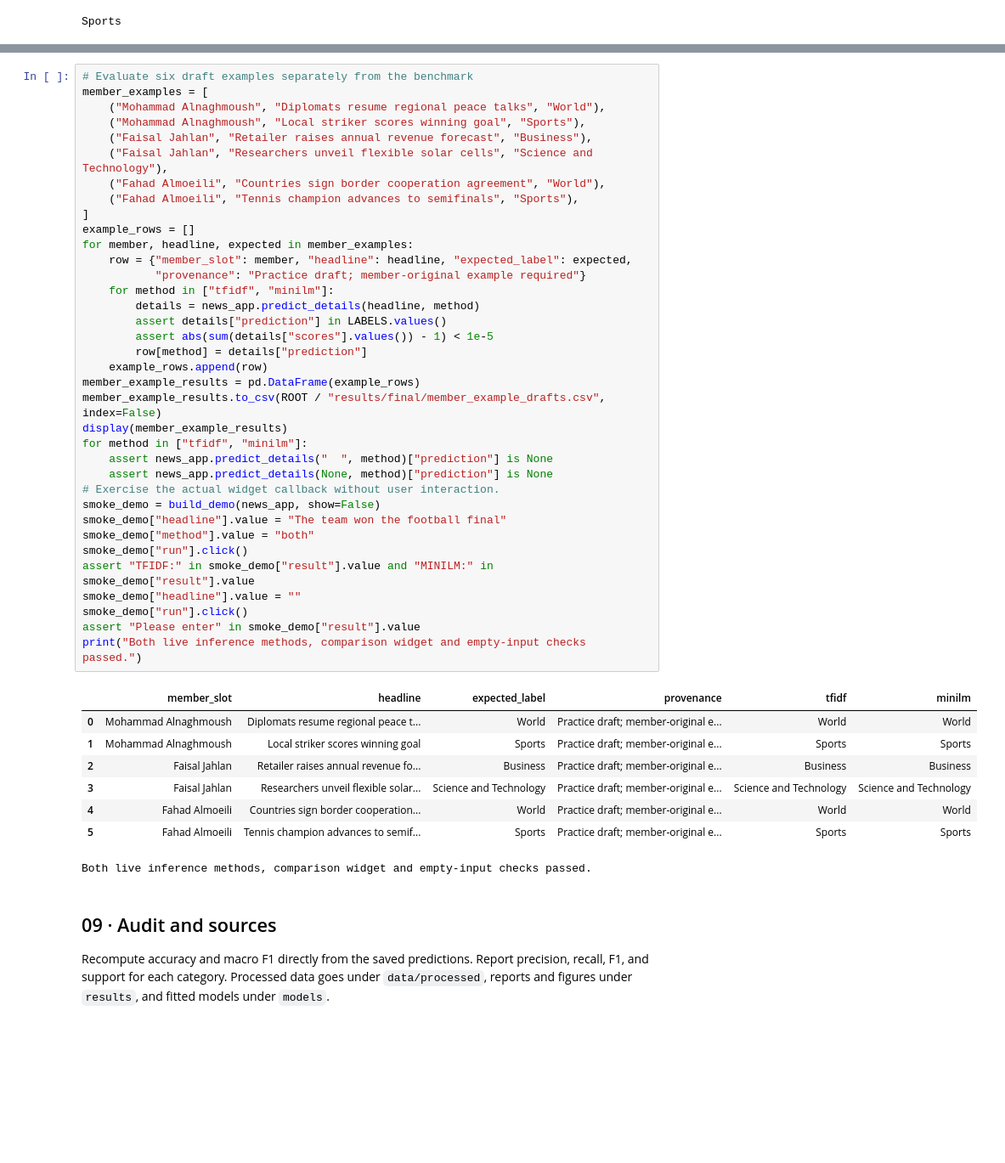
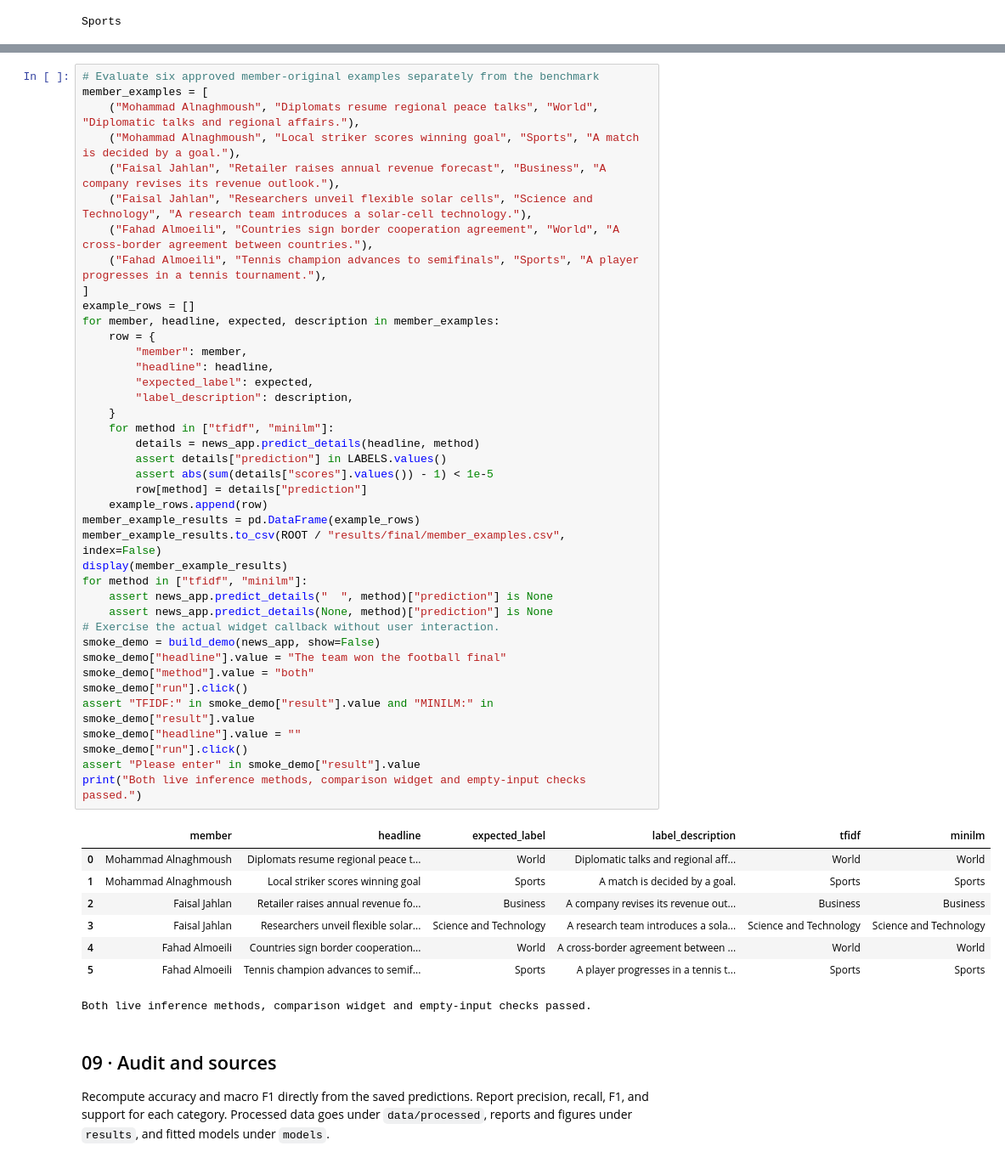
Before and after one commit to Mohammad-Alnaghmoush/news-topic-classification, a Jupyter notebook: News_Topic_Classification.ipynb, the cells around one changed output, grey strips where cells are left out. Shown at 85% size. Drawn from its saved outputs; the diff is of its cells as text; blank space fills up the shorter version.

Commit message:
Confirm team contributions and member-original demo examples

```diff
--- a/News_Topic_Classification.ipynb
+++ b/News_Topic_Classification.ipynb
@@ -1632,47 +1638,51 @@ Each team member must supply two original labelled examples. The following draft
 # %%
-# Evaluate six draft examples separately from the benchmark
+# Evaluate six approved member-original examples separately from the benchmark
 member_examples = [
-    ("Mohammad Alnaghmoush", "Diplomats resume regional peace talks", "World"),
-    ("Mohammad Alnaghmoush", "Local striker scores winning goal", "Sports"),
-    ("Faisal Jahlan", "Retailer raises annual revenue forecast", "Business"),
-    ("Faisal Jahlan", "Researchers unveil flexible solar cells", "Science and Technology"),
-    ("Fahad Almoeili", "Countries sign border cooperation agreement", "World"),
-    ("Fahad Almoeili", "Tennis champion advances to semifinals", "Sports"),
+    ("Mohammad Alnaghmoush", "Diplomats resume regional peace talks", "World", "Diplomatic talks and regional affairs."),
+    ("Mohammad Alnaghmoush", "Local striker scores winning goal", "Sports", "A match is decided by a goal."),
+    ("Faisal Jahlan", "Retailer raises annual revenue forecast", "Business", "A company revises its revenue outlook."),
+    ("Faisal Jahlan", "Researchers unveil flexible solar cells", "Science and Technology", "A research team introduces a solar-cell technology."),
+    ("Fahad Almoeili", "Countries sign border cooperation agreement", "World", "A cross-border agreement between countries."),
+    ("Fahad Almoeili", "Tennis champion advances to semifinals", "Sports", "A player progresses in a tennis tournament."),
 ]
 example_rows = []
-for member, headline, expected in member_examples:
-    row = {"member_slot": member, "headline": headline, "expected_label": expected,
-           "provenance": "Practice draft; member-original example required"}
+for member, headline, expected, description in member_examples:
+    row = {
+        "member": member,
+        "headline": headline,
+        "expected_label": expected,
+        "label_description": description,
+    }
     for method in ["tfidf", "minilm"]:
         details = news_app.predict_details(headline, method)
         assert details["prediction"] in LABELS.values()
         assert abs(sum(details["scores"].values()) - 1) < 1e-5
         row[method] = details["prediction"]
     example_rows.append(row)
 member_example_results = pd.DataFrame(example_rows)
-member_example_results.to_csv(ROOT / "results/final/member_example_drafts.csv", index=False)
+member_example_results.to_csv(ROOT / "results/final/member_examples.csv", index=False)
 display(member_example_results)
 for method in ["tfidf", "minilm"]:
     assert news_app.predict_details("  ", method)["prediction"] is None
     assert news_app.predict_details(None, method)["prediction"] is None
 # Exercise the actual widget callback without user interaction.
 smoke_demo = build_demo(news_app, show=False)
 smoke_demo["headline"].value = "The team won the football final"
 smoke_demo["method"].value = "both"
 smoke_demo["run"].click()
 assert "TFIDF:" in smoke_demo["result"].value and "MINILM:" in smoke_demo["result"].value
 smoke_demo["headline"].value = ""
 smoke_demo["run"].click()
 assert "Please enter" in smoke_demo["result"].value
 print("Both live inference methods, comparison widget and empty-input checks passed.")
 # %% [output]
-|  | member_slot | headline | expected_label | provenance | tfidf | minilm |
-| 0 | Mohammad Alnaghmoush | Diplomats resume regional peace t... | World | Practice draft; member-original e... | World | World |
-| 1 | Mohammad Alnaghmoush | Local striker scores winning goal | Sports | Practice draft; member-original e... | Sports | Sports |
-| 2 | Faisal Jahlan | Retailer raises annual revenue fo... | Business | Practice draft; member-original e... | Business | Business |
-| 3 | Faisal Jahlan | Researchers unveil flexible solar... | Science and Technology | Practice draft; member-original e... | Science and Technology | Science and Technology |
-| 4 | Fahad Almoeili | Countries sign border cooperation... | World | Practice draft; member-original e... | World | World |
-| 5 | Fahad Almoeili | Tennis champion advances to semif... | Sports | Practice draft; member-original e... | Sports | Sports |
+|  | member | headline | expected_label | label_description | tfidf | minilm |
+| 0 | Mohammad Alnaghmoush | Diplomats resume regional peace t... | World | Diplomatic talks and regional aff... | World | World |
+| 1 | Mohammad Alnaghmoush | Local striker scores winning goal | Sports | A match is decided by a goal. | Sports | Sports |
+| 2 | Faisal Jahlan | Retailer raises annual revenue fo... | Business | A company revises its revenue out... | Business | Business |
+| 3 | Faisal Jahlan | Researchers unveil flexible solar... | Science and Technology | A research team introduces a sola... | Science and Technology | Science and Technology |
+| 4 | Fahad Almoeili | Countries sign border cooperation... | World | A cross-border agreement between ... | World | World |
+| 5 | Fahad Almoeili | Tennis champion advances to semif... | Sports | A player progresses in a tennis t... | Sports | Sports |
 Both live inference methods, comparison widget and empty-input checks passed.
 # %% [markdown]
 ## 09 · Audit and sources
```
Also changed, not shown: parts of 1 cell of this notebook.
